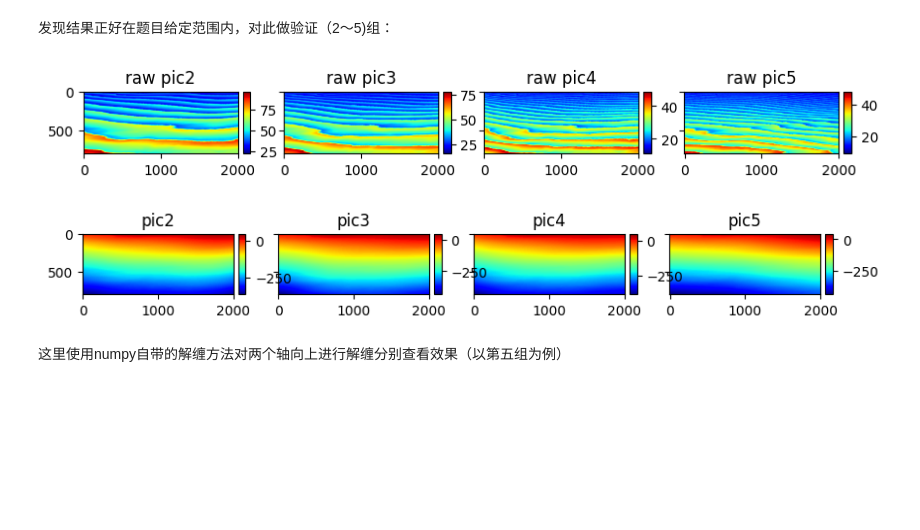
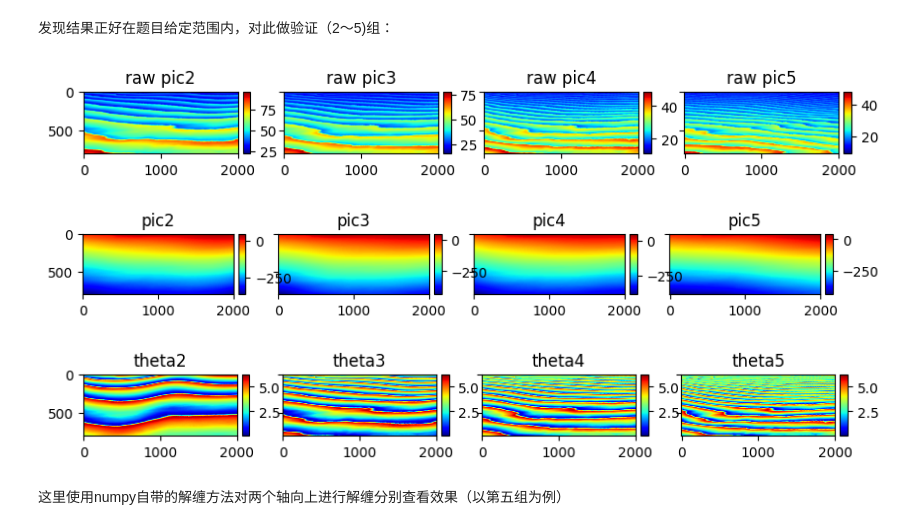
Before and after one commit to BlingCc233/project_A, a Jupyter notebook: nostack.ipynb, the cells around one changed output. Drawn from its saved outputs; the diff is of its cells as text; code cells hidden in the pictures; blank space fills up the shorter version.

```diff
--- a/nostack.ipynb
+++ b/nostack.ipynb
@@ -236,15 +236,17 @@ plt.show()
 # %%
 results = np.zeros((4, num_rows, num_cols))
 for o in range(1, 5):
     phi = unwrap_phase(np.array(df_theta[o]))
 
     results[o-1] = -1 * phi / np.array(df_k[o])
 
 plot(raw_pic(1), raw_pic(2), raw_pic(3), raw_pic(4), titles=[f"raw pic{i+1}" for i in range(1, 5)])
 plot(results[0], results[1], results[2], results[3], titles=[f"pic{i+1}" for i in range(1, 5)])
+plot(df_theta[0], df_theta[1], df_theta[2], df_theta[3], titles=[f"theta{i+1}" for i in range(1, 5)])
 # %% [output]
 [figure]
 [figure]
+[figure, added]
 # %% [markdown]
 这里使用numpy自带的解缠方法对两个轴向上进行解缠分别查看效果（以第五组为例）
 # %%
```
Also changed, not shown: parts of 7 cells of this notebook.
